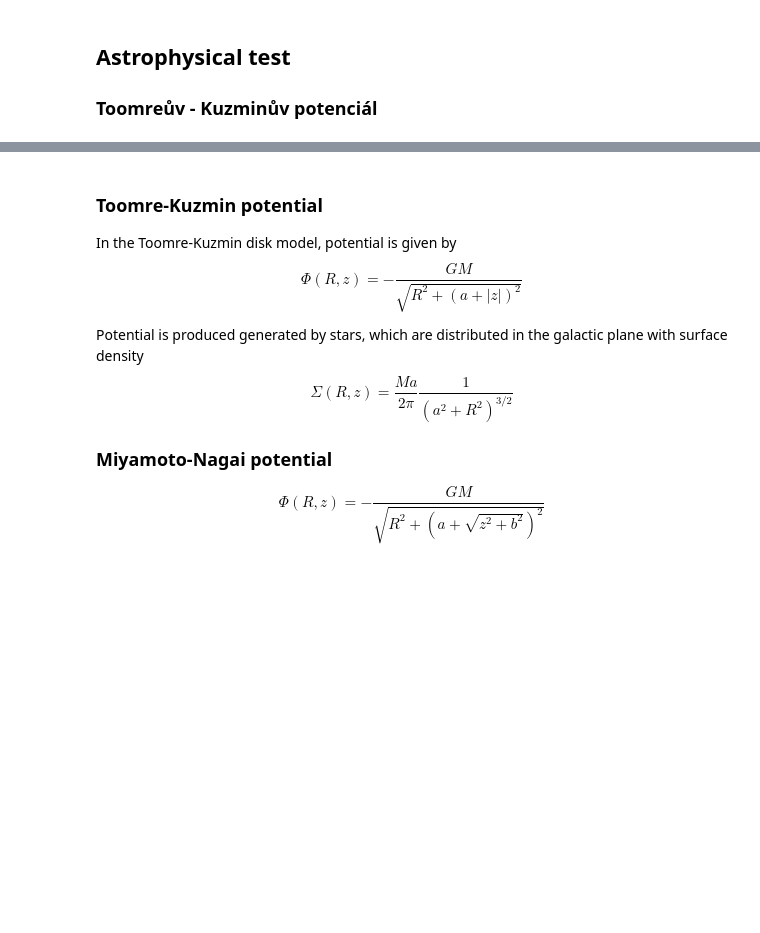
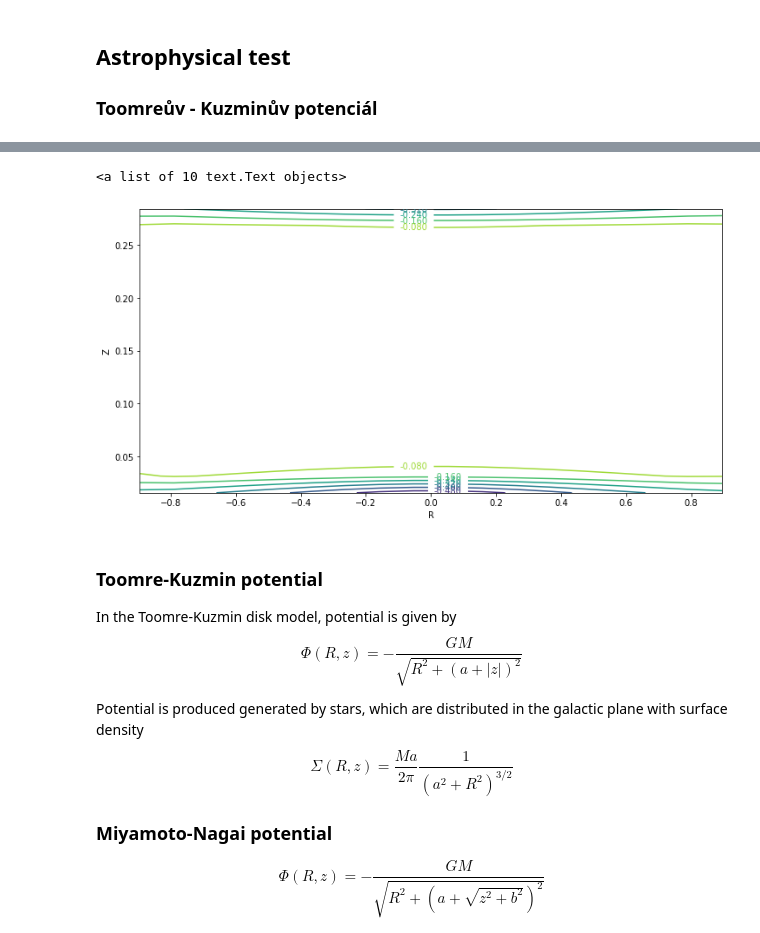
Before and after one commit to astroviki/NumericalMethods, a Jupyter notebook: PoissonSolver/Poisson.ipynb, the cells around one changed output, grey strips where cells are left out. Cells and saved outputs as stored; diff of their text form; code cells hidden in the pictures; blank space fills up the shorter version.

```diff
--- a/PoissonSolver/Poisson.ipynb
+++ b/PoissonSolver/Poisson.ipynb
@@ -986,3 +987,17 @@ u = linalg.solve(A,rhs)
+# %%
+Rm, Zm = np.meshgrid(r[1:-1],z[1:-1])
+fig = plt.figure(figsize=(12,6))
+
+zvalues = solution
+
+ax1 = fig.add_subplot(1,1,1)
+plt.xlabel("R")
+plt.ylabel("Z")
+CS = ax1.contour(Rm,Zm,zvalues)
+ax1.clabel(CS, inline=1, fontsize=10)
+# %% [output]
+<a list of 10 text.Text objects>
+[figure, added]
 # %% [markdown]
 ### Toomre-Kuzmin potential
 In the Toomre-Kuzmin disk model, potential is given by
```
Also changed, not shown: parts of 13 cells of this notebook.
